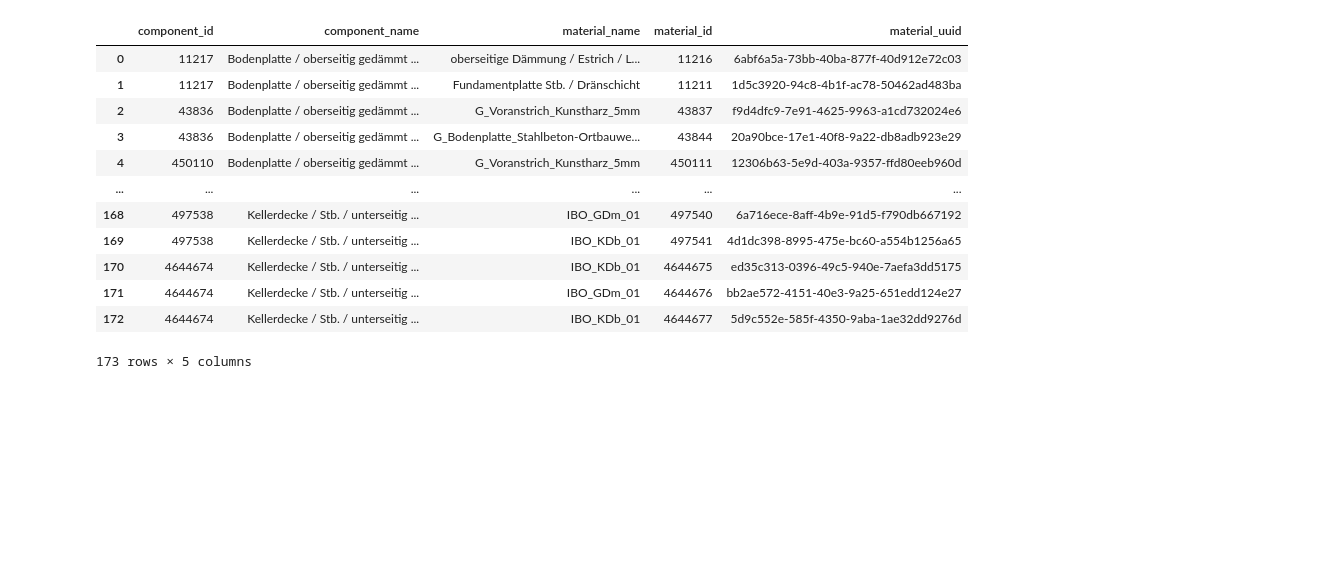
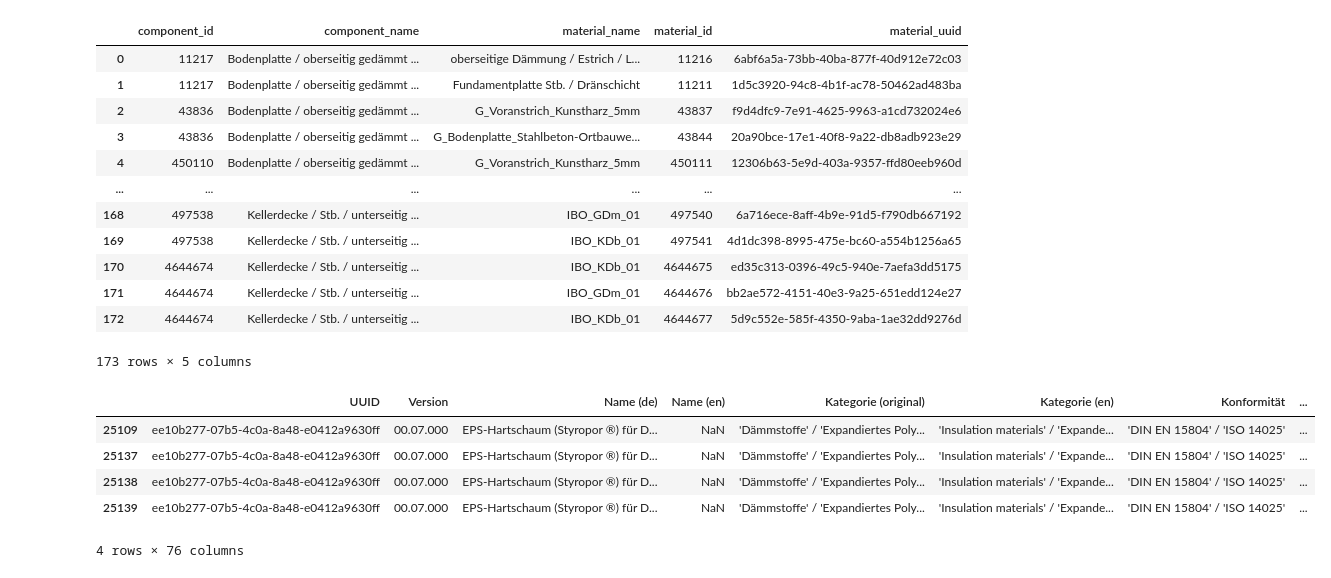
Before and after one commit to n3xtcoder-ai4impact/bbsr-challenge, a Jupyter notebook: elca_scrapping.ipynb, the cells around one changed output. Cells and saved outputs as stored; diff of their text form; code cells hidden in the pictures; blank space fills up the shorter version.

```diff
--- a/elca_scrapping.ipynb
+++ b/elca_scrapping.ipynb
@@ -843,3 +576,15 @@ df_all
 | 171 | 4644674 | Kellerdecke / Stb. / unterseitig ... | IBO_GDm_01 | 4644676 | bb2ae572-4151-40e3-9a25-651edd124e27 |
 | 172 | 4644674 | Kellerdecke / Stb. / unterseitig ... | IBO_KDb_01 | 4644677 | 5d9c552e-585f-4350-9aba-1ae32dd9276d |
 173 rows × 5 columns
+# %%
+obd_df = pd.read_csv("/Users/pablosoriano/Documents/Data Science/bbsr-challenge/csv/obd_merged.csv", sep=";")
+# %%
+# find UUID
+obd_df[obd_df["UUID"] == "ee10b277-07b5-4c0a-8a48-e0412a9630ff"]
+# %% [output]
+|  | UUID | Version | Name (de) | Name (en) | Kategorie (original) | Kategorie (en) | Konformität | ... |
+| 25109 | ee10b277-07b5-4c0a-8a48-e0412a9630ff | 00.07.000 | EPS-Hartschaum (Styropor ®) für D... | NaN | 'Dämmstoffe' / 'Expandiertes Poly... | 'Insulation materials' / 'Expande... | 'DIN EN 15804' / 'ISO 14025' | ... |
+| 25137 | ee10b277-07b5-4c0a-8a48-e0412a9630ff | 00.07.000 | EPS-Hartschaum (Styropor ®) für D... | NaN | 'Dämmstoffe' / 'Expandiertes Poly... | 'Insulation materials' / 'Expande... | 'DIN EN 15804' / 'ISO 14025' | ... |
+| 25138 | ee10b277-07b5-4c0a-8a48-e0412a9630ff | 00.07.000 | EPS-Hartschaum (Styropor ®) für D... | NaN | 'Dämmstoffe' / 'Expandiertes Poly... | 'Insulation materials' / 'Expande... | 'DIN EN 15804' / 'ISO 14025' | ... |
+| 25139 | ee10b277-07b5-4c0a-8a48-e0412a9630ff | 00.07.000 | EPS-Hartschaum (Styropor ®) für D... | NaN | 'Dämmstoffe' / 'Expandiertes Poly... | 'Insulation materials' / 'Expande... | 'DIN EN 15804' / 'ISO 14025' | ... |
+4 rows × 76 columns
```
Also changed, not shown: parts of 11 cells of this notebook.
